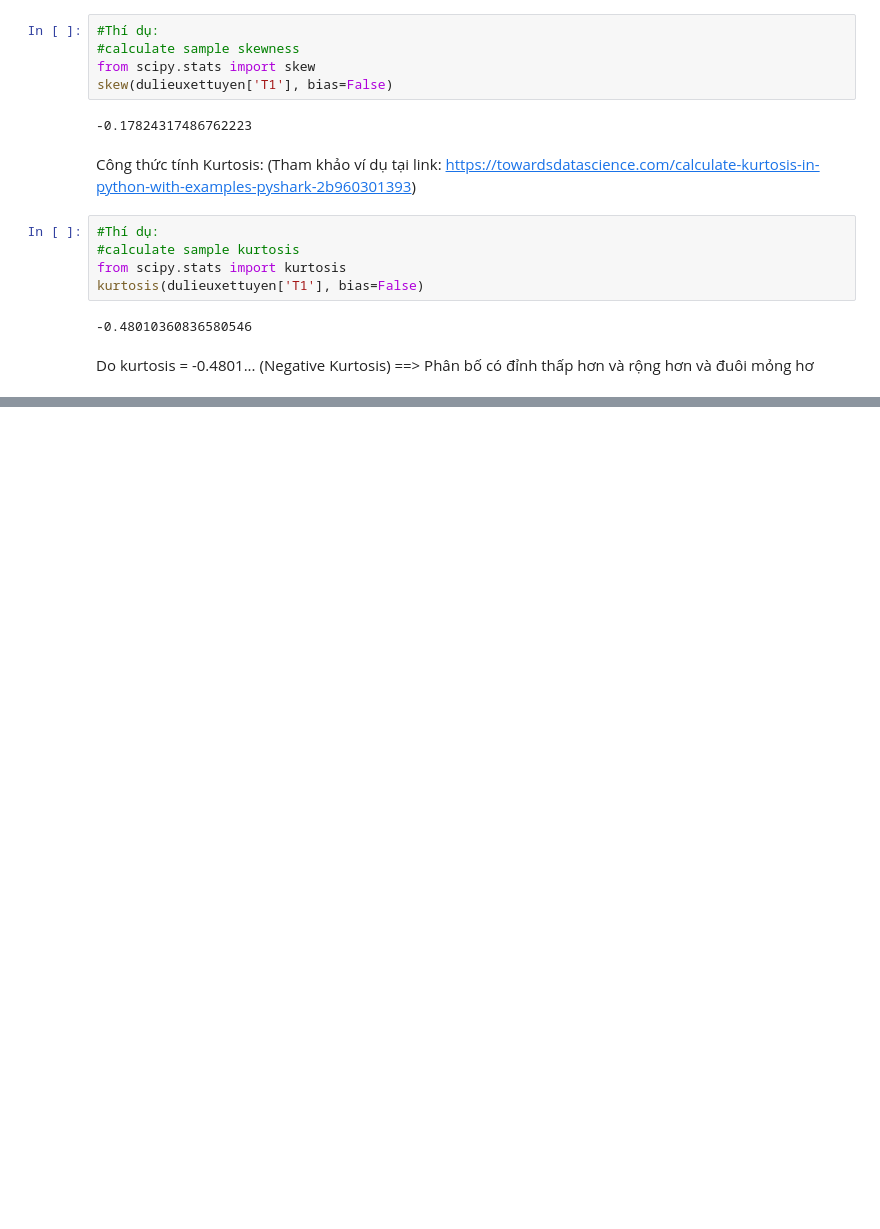
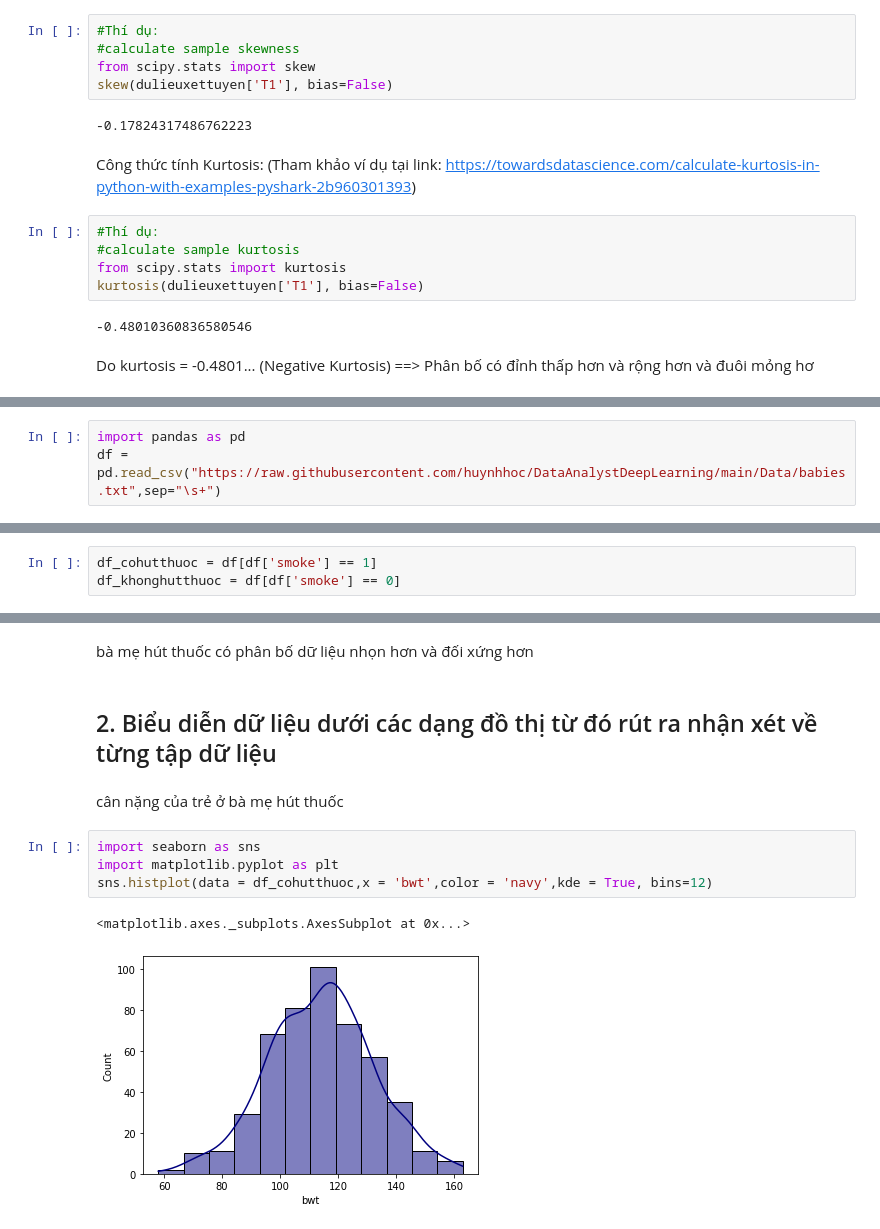
Before and after one commit to vtttuyen/DataAnalystDeepLearning1, a Jupyter notebook: lab5.ipynb, the cells around one changed output, grey strips where cells are left out. Saved outputs shown, nothing was run; the diff lists cells and outputs as text; blank space fills up the shorter version.

```diff
--- a/lab5.ipynb
+++ b/lab5.ipynb
@@ -113,0 +131,3 @@ Do kurtosis = -0.4801... (Negative Kurtosis) ==> Phân bố có đỉnh thấp h
+# %%
+import pandas as pd
+df = pd.read_csv("https://raw.githubusercontent.com/huynhhoc/DataAnalystDeepLearning/main/Data/babies.txt",sep="\s+")
@@ -113,0 +150,3 @@ Do kurtosis = -0.4801... (Negative Kurtosis) ==> Phân bố có đỉnh thấp h
+# %%
+df_cohutthuoc = df[df['smoke'] == 1]
+df_khonghutthuoc = df[df['smoke'] == 0]
@@ -113,0 +272,13 @@ Do kurtosis = -0.4801... (Negative Kurtosis) ==> Phân bố có đỉnh thấp h
+# %% [markdown]
+bà mẹ hút thuốc có phân bố dữ liệu nhọn hơn và đối xứng hơn
+# %% [markdown]
+## 2. Biểu diễn dữ liệu dưới các dạng đồ thị từ đó rút ra nhận xét về từng tập dữ liệu
+# %% [markdown]
+cân nặng của trẻ ở bà mẹ hút thuốc
+# %%
+import seaborn as sns
+import matplotlib.pyplot as plt
+sns.histplot(data = df_cohutthuoc,x = 'bwt',color = 'navy',kde = True, bins=12)
+# %% [output]
+<matplotlib.axes._subplots.AxesSubplot at 0x...>
+[figure, added]
```
Also changed, not shown: parts of 31 cells of this notebook.
